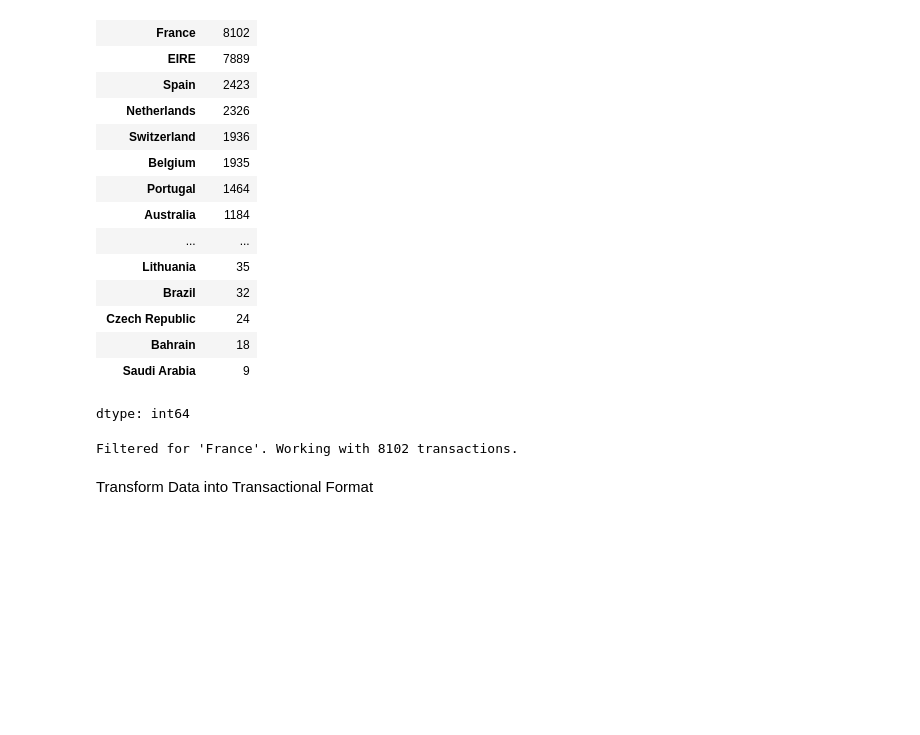
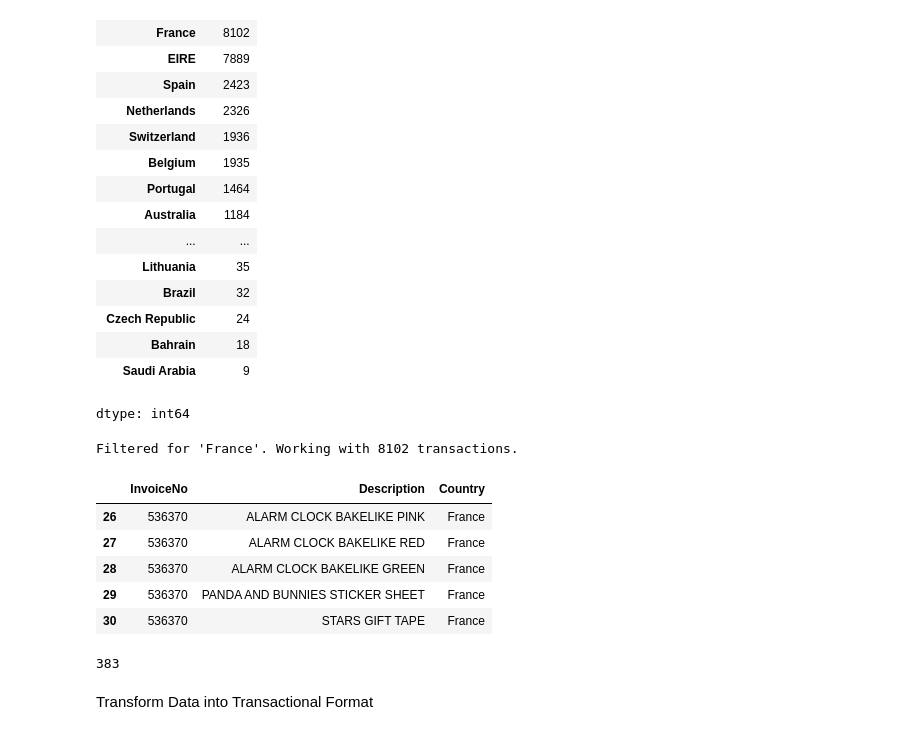
Before and after one commit to essieva-8/Mtech, a Jupyter notebook: Association_Rule_Mining_Apriori_and_FP_Growth.ipynb, the cells around one changed output. Cells and saved outputs as stored; diff of their text form; code cells hidden in the pictures; blank space fills up the shorter version.

```diff
--- a/Association_Rule_Mining_Apriori_and_FP_Growth.ipynb
+++ b/Association_Rule_Mining_Apriori_and_FP_Growth.ipynb
@@ -156,11 +160,22 @@ dtype: int64
 # %%
 # NOTE: The full dataset is heavily skewed by UK transactions.
 # For more meaningful and faster results, it's common practice to
 # analyze a single country. We'll filter for 'France'.
 df1_fr = df1[df1['Country'] == 'France'].copy()
 print(f"Filtered for 'France'. Working with {df1_fr.shape[0]} transactions.")
+df1_fr.head()
 # %% [output]
 Filtered for 'France'. Working with 8102 transactions.
+|  | InvoiceNo | Description | Country |
+| 26 | 536370 | ALARM CLOCK BAKELIKE PINK | France |
+| 27 | 536370 | ALARM CLOCK BAKELIKE RED | France |
+| 28 | 536370 | ALARM CLOCK BAKELIKE GREEN | France |
+| 29 | 536370 | PANDA AND BUNNIES STICKER SHEET | France |
+| 30 | 536370 | STARS GIFT TAPE | France |
+# %%
+df1_fr['InvoiceNo'].nunique()
+# %% [output]
+383
 # %% [markdown]
 Transform Data into Transactional Format
 # %%
```
Also changed, not shown: parts of 5 cells of this notebook.
